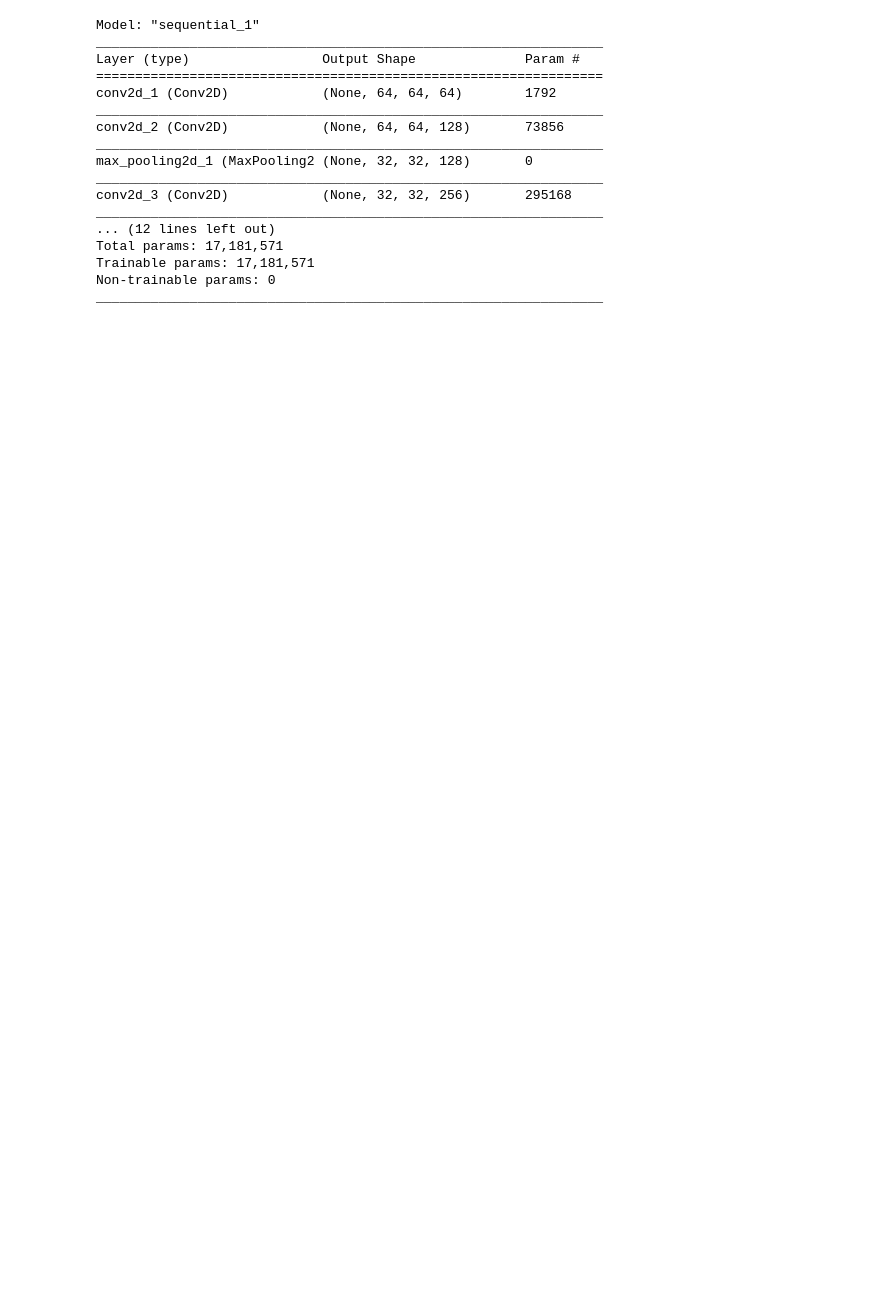
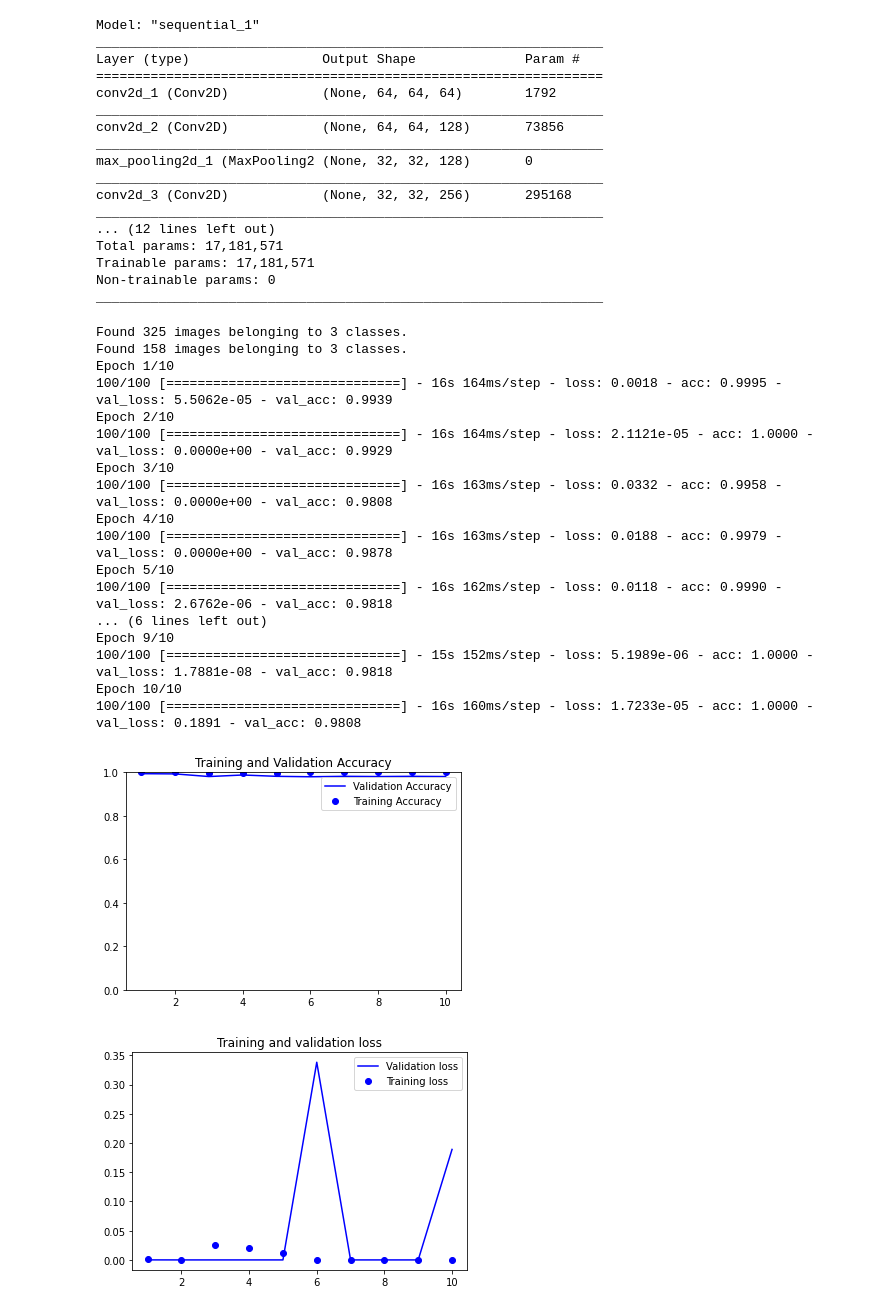
Before and after one commit to aviralsomani/driv-face-classifier, a Jupyter notebook: AviralSomani_FinalProject.ipynb, the cells around one changed output. Cells and saved outputs as stored; diff of their text form; code cells hidden in the pictures; blank space fills up the shorter version.

Commit message:
Included file wrangling methodologies for k-fold cross validation. Best tuning has resulted in 95% acc.

```diff
--- a/AviralSomani_FinalProject.ipynb
+++ b/AviralSomani_FinalProject.ipynb
@@ -68,7 +69,7 @@ def move_train_val(train_dir, validation_dir, files, ratio):
                   os.path.join(validation_dir, fname + '.jpg'))
 # %%
 import matplotlib.pyplot as plt
-def showPlots(hist):
+def show_plots(hist):
   acc = hist.history['acc']
   val_acc = hist.history['val_acc']
   loss = hist.history['loss']
@@ -125,3 +170,22 @@ split_data(img_dir, trn_dir, val_dir, ratio=0.8)
+# %%
+def decoalesce_train_val(trn_dir):
+  ingroup = os.path.join(trn_dir, 'in')
+  outgroup = os.path.join(trn_dir, 'out')
+  shutil.rmtree(ingroup)
+  shutil.rmtree(outgroup)
+# %%
+def return_bins(trn_dir):
+  bins = os.listdir(trn_dir)
+  os.makedirs(os.path.join(trn_dir, 'ff'))
+  os.makedirs(os.path.join(trn_dir, 'll'))
+  os.makedirs(os.path.join(trn_dir, 'lr'))
+  for b in bins:
+    src = os.path.join(trn_dir, b)
+    for lab in ['ff', 'll', 'lr']:
+      insrc = os.path.join(src, lab)
+      for f in os.listdir(insrc):
+        shutil.move(os.path.join(insrc, f), os.path.join(trn_dir, lab))
+    shutil.rmtree(src)
 # %%
 from keras import layers
 from keras import models
@@ -128,3 +194,21 @@ from keras import models
+# %%
+def run_k_fold_cross_val(model, k):
+  tr_dgen = ImageDataGenerator(rescale=1./255)
+  vl_dgen = ImageDataGenerator(rescale=1./255)
+  split_k_bins(trn_dir, k)
+  for i in range(0, k):
+    print('Bin ', i, 'out of', k)
+    coalesce_train_val(trn_dir, i)
+    tr_gen = tr_dgen.flow_from_directory(os.path.join(trn_dir, 'in'), target_size=(64, 64),
+                                         batch_size=20, class_mode='categorical')
+
+    vl_gen = vl_dgen.flow_from_directory(os.path.join(trn_dir, 'out'), target_size=(64, 64),
+                                         batch_size=20, class_mode='categorical')
+    hist = model.fit_generator(tr_gen, steps_per_epoch=100, epochs=10,
+                               validation_data=vl_gen, validation_steps=50)
+    show_plots(hist)
+    decoalesce_train_val(trn_dir)
+  return_bins(trn_dir)
 # %%
 model = models.Sequential()
 model.add(layers.Conv2D(64, (3, 3), activation='relu',
@@ -167,3 +249,25 @@ from keras import optimizers
 model.compile(loss='categorical_crossentropy',
               optimizer=optimizers.Adam(),
               metrics=['acc'])
+# %%
+run_k_fold_cross_val(model, k=3)
+# %% [output]
+Found 325 images belonging to 3 classes.
+Found 158 images belonging to 3 classes.
+Epoch 1/10
+100/100 [==============================] - 16s 164ms/step - loss: 0.0018 - acc: 0.9995 - val_loss: 5.5062e-05 - val_acc: 0.9939
+Epoch 2/10
+100/100 [==============================] - 16s 164ms/step - loss: 2.1121e-05 - acc: 1.0000 - val_loss: 0.0000e+00 - val_acc: 0.9929
+Epoch 3/10
+100/100 [==============================] - 16s 163ms/step - loss: 0.0332 - acc: 0.9958 - val_loss: 0.0000e+00 - val_acc: 0.9808
+Epoch 4/10
+100/100 [==============================] - 16s 163ms/step - loss: 0.0188 - acc: 0.9979 - val_loss: 0.0000e+00 - val_acc: 0.9878
+Epoch 5/10
+100/100 [==============================] - 16s 162ms/step - loss: 0.0118 - acc: 0.9990 - val_loss: 2.6762e-06 - val_acc: 0.9818
+... (6 lines left out)
+Epoch 9/10
+100/100 [==============================] - 15s 152ms/step - loss: 5.1989e-06 - acc: 1.0000 - val_loss: 1.7881e-08 - val_acc: 0.9818
+Epoch 10/10
+100/100 [==============================] - 16s 160ms/step - loss: 1.7233e-05 - acc: 1.0000 - val_loss: 0.1891 - val_acc: 0.9808
+[figure, added]
+[figure, added]
```
Also changed, not shown: parts of 18 cells of this notebook.
